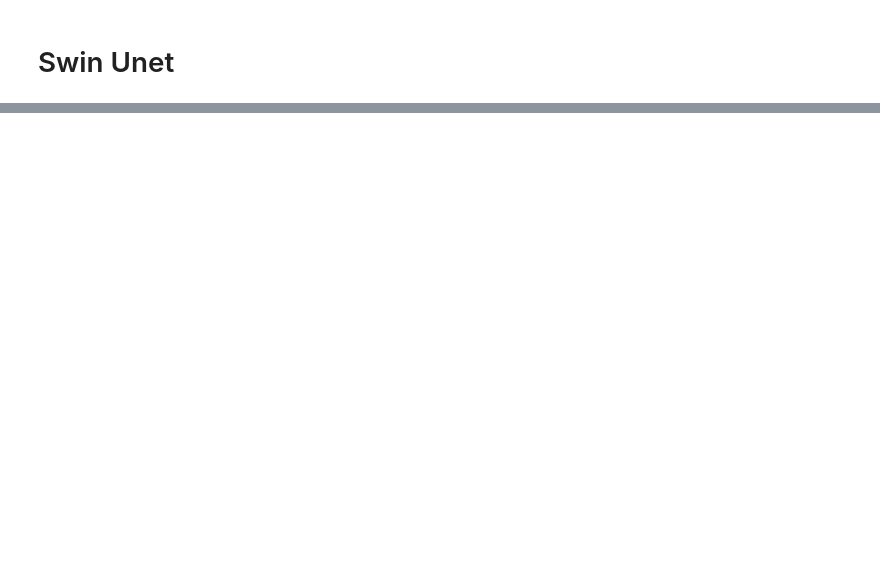
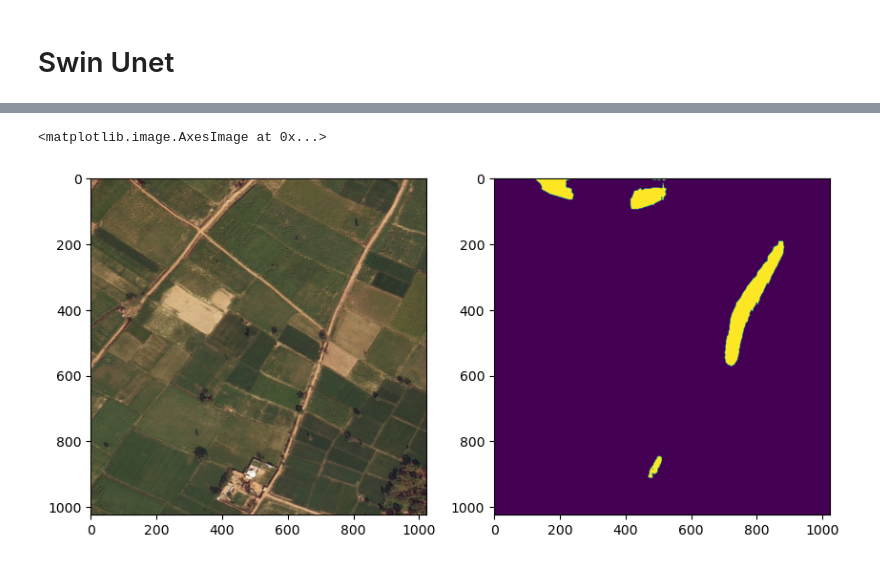
Before and after one commit to obennet/road-extraction-swin-unet, a Jupyter notebook: RoadExtraction.ipynb, the cells around one changed output, grey strips where cells are left out. Saved outputs shown, nothing was run; the diff lists cells and outputs as text; code cells hidden in the pictures; blank space fills up the shorter version.

```diff
--- a/RoadExtraction.ipynb
+++ b/RoadExtraction.ipynb
@@ -926,6 +898,9 @@ axis[2].imshow(swin_val_mask)
 # %%
-swin_test_img = Image.open("./RoadExtractionDataset/test/501414_sat.jpg")
-pred = predict_img(saved_unet_model, swin_test_img, 'cpu', out_threshold=0.5)
+swin_test_img = Image.open("./RoadExtractionDataset/test/170205_sat.jpg")
+swin_pred = predict_img(saved_swin_model, swin_test_img, 'cpu', out_threshold=0.1)
 figure,axis = plt.subplots(1,2,figsize=(10,10))
 axis[0].imshow(swin_test_img)
-axis[1].imshow(pred)
+axis[1].imshow(swin_pred)
+# %% [output]
+<matplotlib.image.AxesImage at 0x...>
+[figure, added]
```
Also changed, not shown: parts of 19 cells of this notebook.
